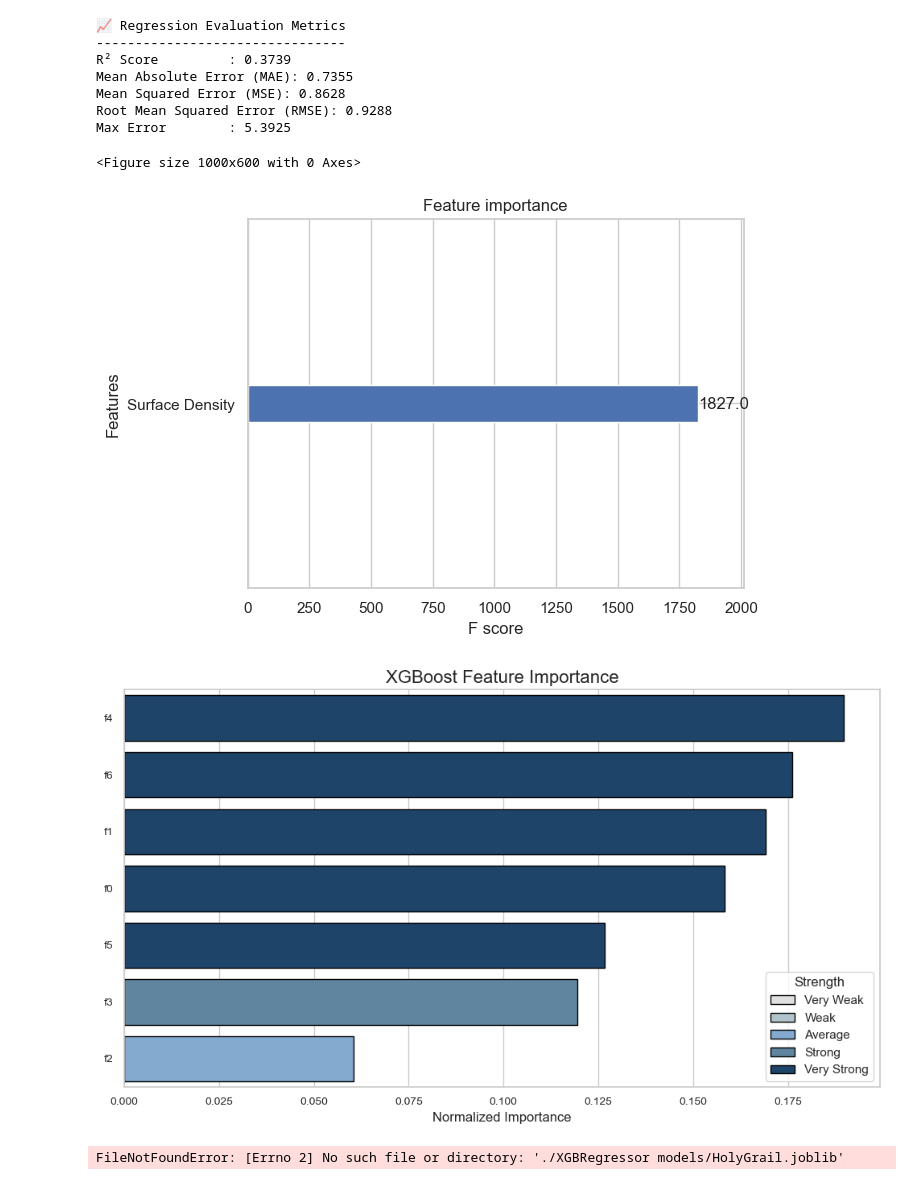
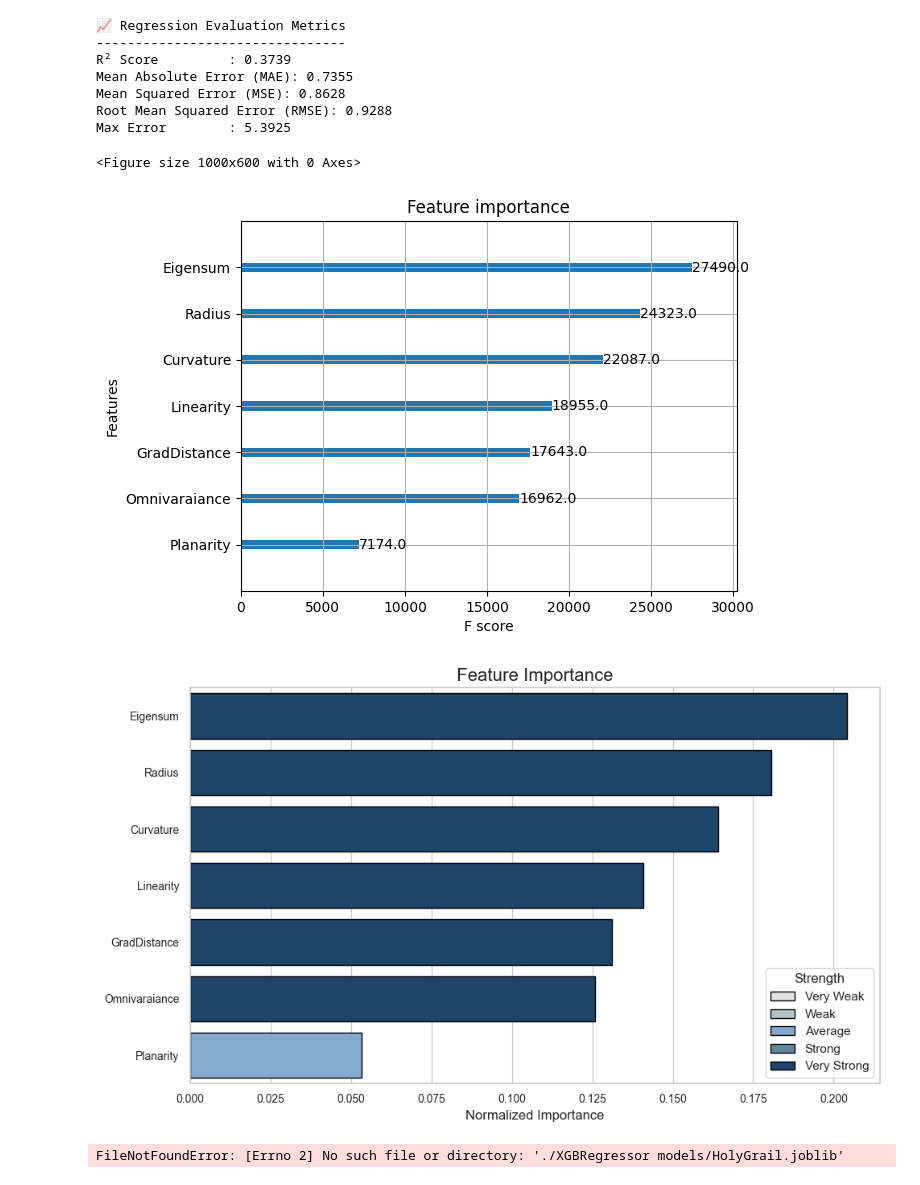
Before and after one commit to MagnusKarlsen1/PCQA-NN, a Jupyter notebook: Code/Gradient NN/models/XGBoost Regressor_copy.ipynb, the cells around one changed output. Saved outputs shown, nothing was run; the diff lists cells and outputs as text; code cells hidden in the pictures.

```diff
--- a/Code/Gradient NN/models/XGBoost Regressor_copy.ipynb
+++ b/Code/Gradient NN/models/XGBoost Regressor_copy.ipynb
@@ -211,19 +211,19 @@ Max Error        : 5.3925
 # %%
 from xgboost import XGBRegressor, plot_importance
 import matplotlib.pyplot as plt
 
-feature_names = ["Surface Density"]
+feature_names = ["Curvature", "Linearity", "Planarity", "Omnivaraiance", "Eigensum", "GradDistance", "Radius"]
 
 estimator.get_booster().feature_names = feature_names
 plt.figure(figsize=(10, 6))
 
 plot_importance(estimator)
 
 plt.savefig("F1_scores_xgboost2.png", dpi=1000)
 plt.show()
 # %% [output]
 <Figure size 1000x600 with 0 Axes>
-[figure, old version]
+[figure, new version]
 # %%
 import joblib
 import numpy as np
@@ -266,7 +266,7 @@ barplot = sns.barplot(
 )
 
 # Customize
-plt.title("XGBoost Feature Importance", fontsize=16)
+plt.title("Feature Importance", fontsize=16)
 plt.xlabel("Normalized Importance", fontsize=12)
 plt.ylabel("")
 plt.xticks(fontsize=10)
@@ -274,10 +274,10 @@ plt.yticks(fontsize=10)
 plt.legend(title="Strength", loc="lower right", frameon=True)
 plt.tight_layout()
 
-plt.savefig('./Feature_importance_xgboost2.png', dpi=2000)
+plt.savefig('./Feature_importance.png', dpi=2000)
 plt.show()
 # %% [output]
-[figure, old version]
+[figure, new version]
 # %%
 from joblib import load
 
```
Also changed, not shown: parts of 4 cells of this notebook, 16 other files.
